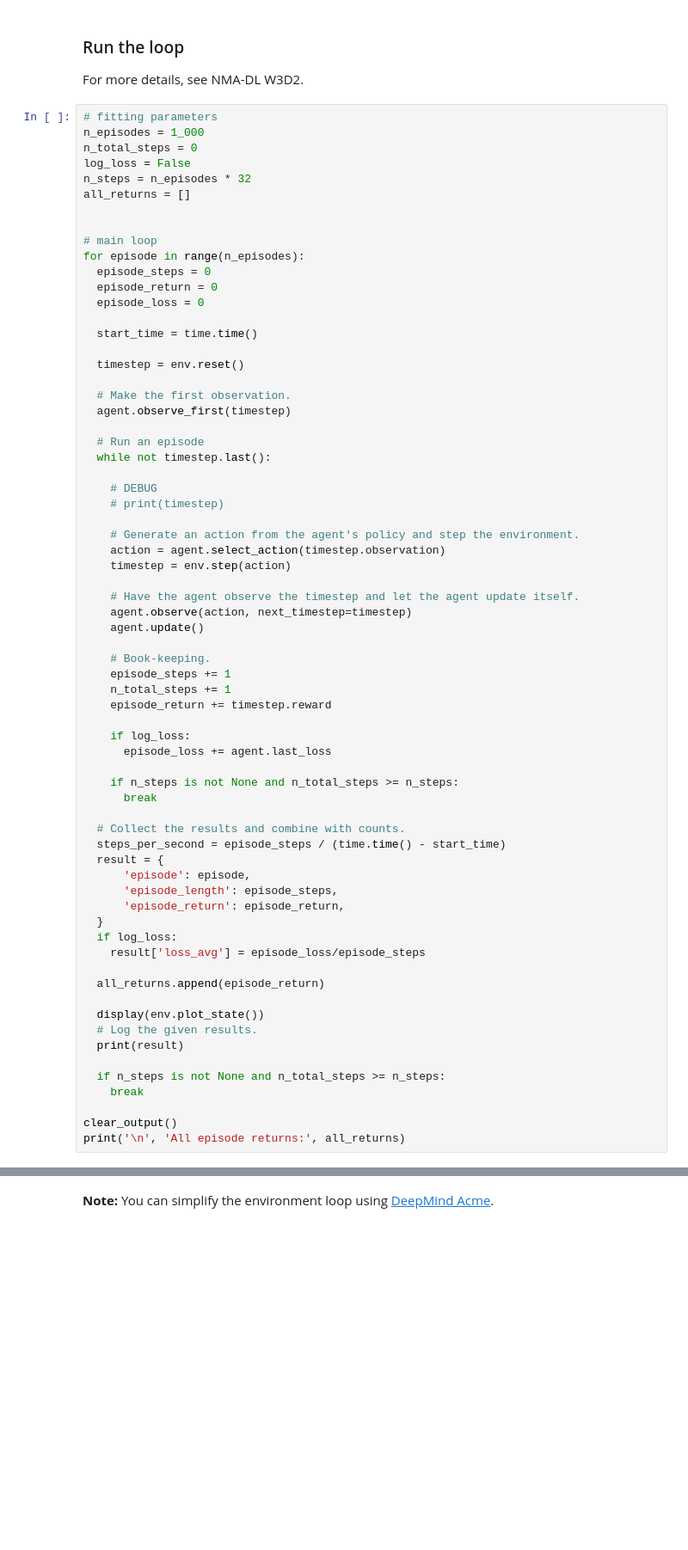
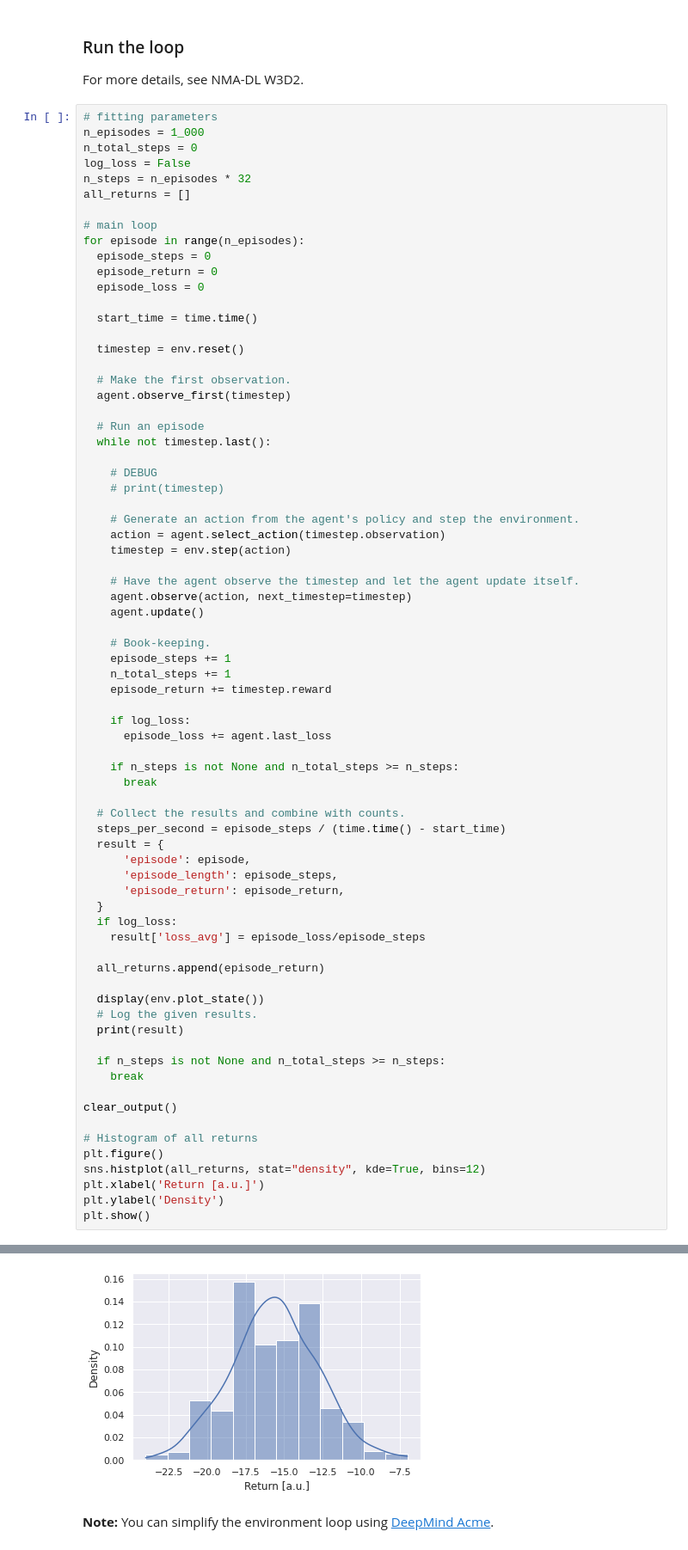
Before and after one commit to jbgor/NMA-DL2021, a Jupyter notebook: _sources/projects/ReinforcementLearning/human_rl.ipynb, the cells around one changed output, grey strips where cells are left out. Shown at 86% size. Cells and saved outputs as stored; diff of their text form; blank space fills up the shorter version.

```diff
--- a/_sources/projects/ReinforcementLearning/human_rl.ipynb
+++ b/_sources/projects/ReinforcementLearning/human_rl.ipynb
@@ -392,7 +395,6 @@ n_total_steps = 0
 log_loss = False
 n_steps = n_episodes * 32
 all_returns = []
-
 
 # main loop
 for episode in range(n_episodes):
@@ -452,5 +454,11 @@ for episode in range(n_episodes):
     break
 
 clear_output()
-print('\n', 'All episode returns:', all_returns)
+
+# Histogram of all returns
+plt.figure()
+sns.histplot(all_returns, stat="density", kde=True, bins=12)
+plt.xlabel('Return [a.u.]')
+plt.ylabel('Density')
+plt.show()
 # %% [output]
@@ -458,3 +465,4 @@ print('\n', 'All episode returns:', all_returns)
+[figure, added]
 # %% [markdown]
 **Note:** You can simplify the environment loop using [DeepMind Acme](https://github.com/deepmind/acme).
 # %%
```
Also changed, not shown: parts of 7 cells of this notebook, 44 other files.
